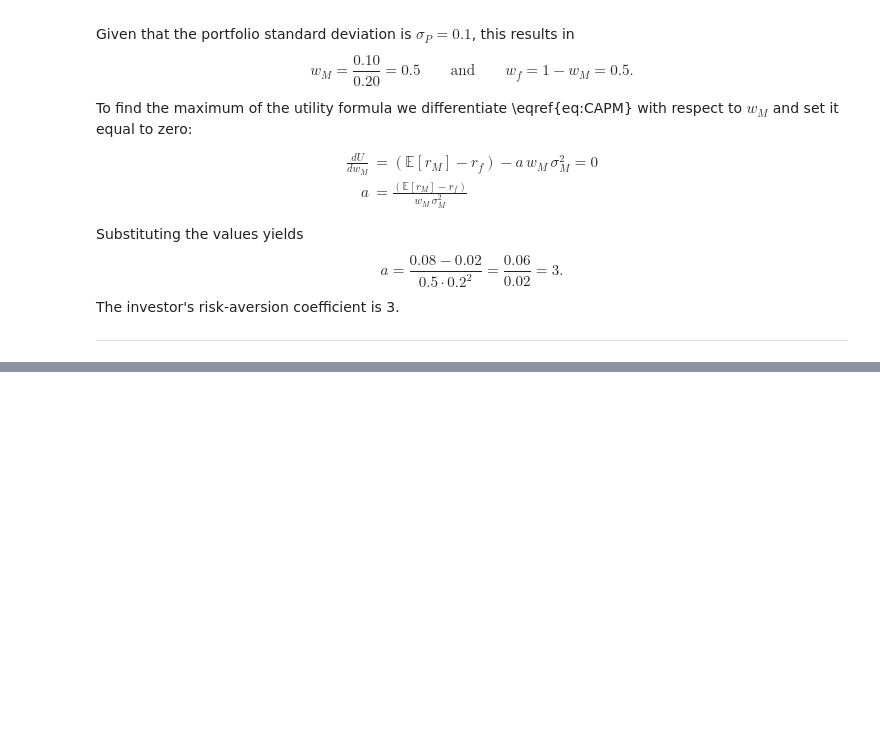
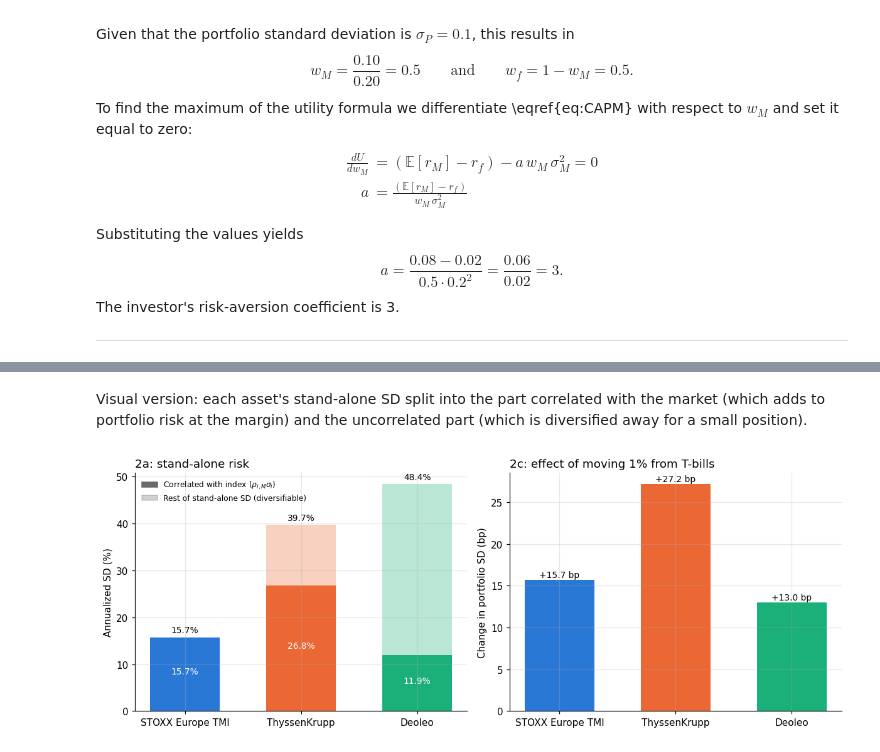
Before and after one commit to Oberdammer/asset_pricing, a Jupyter notebook: Assignment_2.ipynb, the cells around one changed output, grey strips where cells are left out. Drawn from its saved outputs; the diff is of its cells as text; code cells hidden in the pictures; blank space fills up the shorter version.

Commit message:
Compiling all three exercises into one document and first unifying changes (removing doubles first exercise)

```diff
--- a/Assignment_2.ipynb
+++ b/Assignment_2.ipynb
@@ -73,0 +533,17 @@ The investor's risk-aversion coefficient is 3.
+# %%
+w0 = W.loc[W.index[0], assets]                 # base portfolio (65% STOXX)
+sig_p = np.sqrt(w0 @ Sigma_a @ w0)
+cov_ip = Sigma_a @ w0                           # Cov(r_i, r_p), annualized
+corr_iM = excess[assets].corr()["STOXX"]
+
+decomp = pd.DataFrame({
+    "Stand-alone SD": sd_a,
+    "Corr with index": corr_iM,
+    "Correlated part (rho x SD)": corr_iM * sd_a,
+    "Uncorrelated part (SD x sqrt(1-rho^2))": sd_a * np.sqrt(1 - corr_iM**2),
+    "Predicted change, +1% (bp)": 0.01 * cov_ip / sig_p * 1e4,
+})
+# map each asset to its 2c portfolio: (i) index, (ii) Deoleo, (iii) ThyssenKrupp
+chg_2c = pd.Series(q2["Change vs base (bp)"].iloc[1:].values, index=["STOXX", "OLE", "TKA"])
+decomp["Actual change, +1% (bp)"] = chg_2c
+decomp.rename(index=NAMES).T
@@ -73,0 +558,33 @@ The investor's risk-aversion coefficient is 3.
+# %% [markdown]
+Visual version: each asset's stand-alone SD split into the part correlated with the market (which adds to portfolio risk at the margin) and the uncorrelated part (which is diversified away for a small position).
+# %%
+fig, axes = plt.subplots(1, 2, figsize=(11, 4.2))
+lab = [NAMES[a] for a in assets]
+x = np.arange(len(assets))
+
+ax = axes[0]
+corr_part = (corr_iM * sd_a) * 100
+unc_part = (sd_a - corr_iM * sd_a) * 100
+ax.bar(x, corr_part, color=[COL[a] for a in assets], width=0.6, label="Correlated with index ($\\rho\\sigma_i$)")
+ax.bar(x, unc_part, bottom=corr_part, color=[COL[a] for a in assets], alpha=0.3, width=0.6,
+       label="Rest of stand-alone SD")
+for i, a in enumerate(assets):
+    ax.text(i, sd_a[a] * 100 + 1, f"{sd_a[a]:.1%}", ha="center", fontsize=9)
+    ax.text(i, corr_part[a] / 2, f"{corr_part[a]:.1f}%", ha="center", fontsize=9, color="white")
+ax.set_xticks(x, lab); ax.set_ylabel("Annualized SD (%)")
+from matplotlib.patches import Patch
+ax.set_title("2a: stand-alone risk", loc="left")
+ax.legend(handles=[Patch(color="dimgray", label="Correlated with index ($\\rho_{i,M}\\sigma_i$)"),
+                   Patch(color="dimgray", alpha=0.3, label="Rest of stand-alone SD (diversifiable)")],
+          frameon=False, fontsize=8, loc="upper left")
+
+ax = axes[1]
+chg = chg_2c[assets].values
+ax.bar(x, chg, color=[COL[a] for a in assets], width=0.6)
+for i, v in enumerate(chg):
+    ax.text(i, v + 0.3, f"{v:+.1f} bp", ha="center", fontsize=9)
+ax.set_xticks(x, lab); ax.set_ylabel("Change in portfolio SD (bp)")
+ax.set_title("2c: effect of moving 1% from T-bills", loc="left")
+plt.tight_layout(); plt.show()
+# %% [output]
+[figure, added]
```
Also changed, not shown: parts of 31 cells of this notebook, 6 other files.
